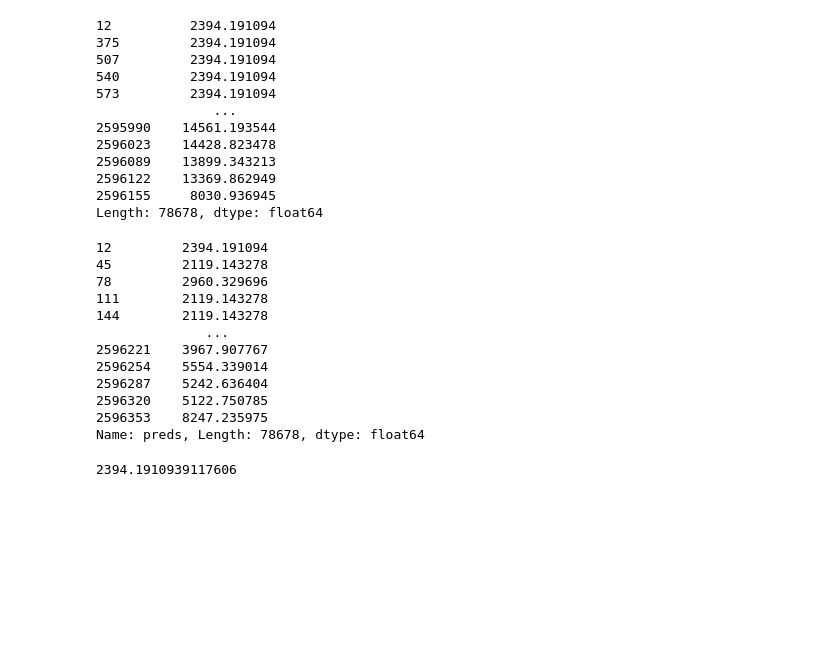
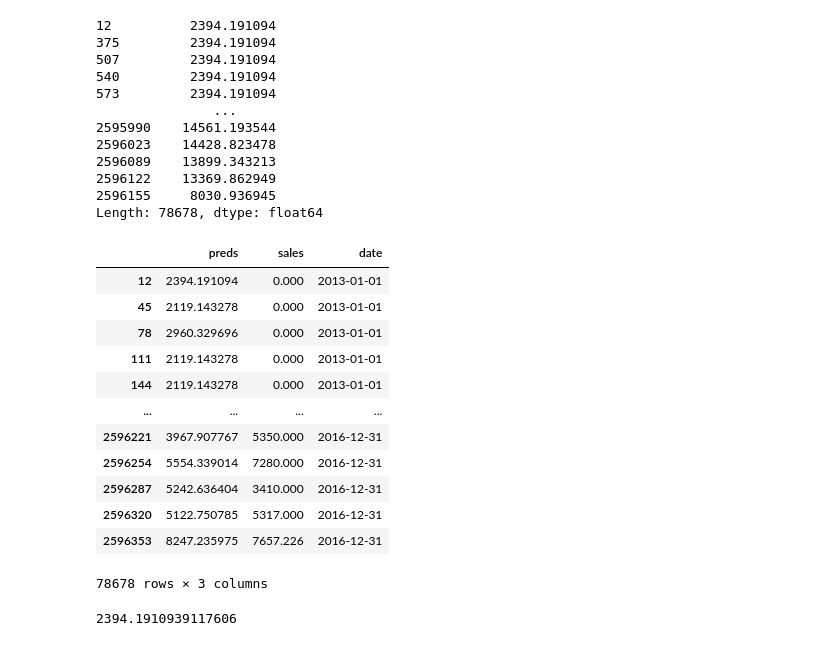
Before and after one commit to cmd-master/store-sales, a Jupyter notebook: store-sales.ipynb, the cells around one changed output. Cells and saved outputs as stored; diff of their text form; code cells hidden in the pictures; blank space fills up the shorter version.

```diff
--- a/store-sales.ipynb
+++ b/store-sales.ipynb
@@ -275,22 +281,23 @@ Length: 78678, dtype: float64
 # %%
 g = train.copy()
 g['preds'] = makePredictions(g, models)
 g = g.query('family == "GROCERY I"')
-trainget = g['preds']
+trainget = g[['preds', target, 'date']]
 trainget
 # %% [output]
+|  | preds | sales | date |
+| 12 | 2394.191094 | 0.000 | 2013-01-01 |
+| 45 | 2119.143278 | 0.000 | 2013-01-01 |
+| 78 | 2960.329696 | 0.000 | 2013-01-01 |
+| 111 | 2119.143278 | 0.000 | 2013-01-01 |
+| 144 | 2119.143278 | 0.000 | 2013-01-01 |
+| ... | ... | ... | ... |
+| 2596221 | 3967.907767 | 5350.000 | 2016-12-31 |
+| 2596254 | 5554.339014 | 7280.000 | 2016-12-31 |
+| 2596287 | 5242.636404 | 3410.000 | 2016-12-31 |
+| 2596320 | 5122.750785 | 5317.000 | 2016-12-31 |
+| 2596353 | 8247.235975 | 7657.226 | 2016-12-31 |
-12         2394.191094
-45         2119.143278
-78         2960.329696
-111        2119.143278
-144        2119.143278
-              ...
-2596221    3967.907767
-2596254    5554.339014
-2596287    5242.636404
-2596320    5122.750785
-2596353    8247.235975
-Name: preds, Length: 78678, dtype: float64
+78678 rows × 3 columns
 # %%
 gettrain.loc[12]
 # %% [output]
```
Also changed, not shown: parts of 17 cells of this notebook.
